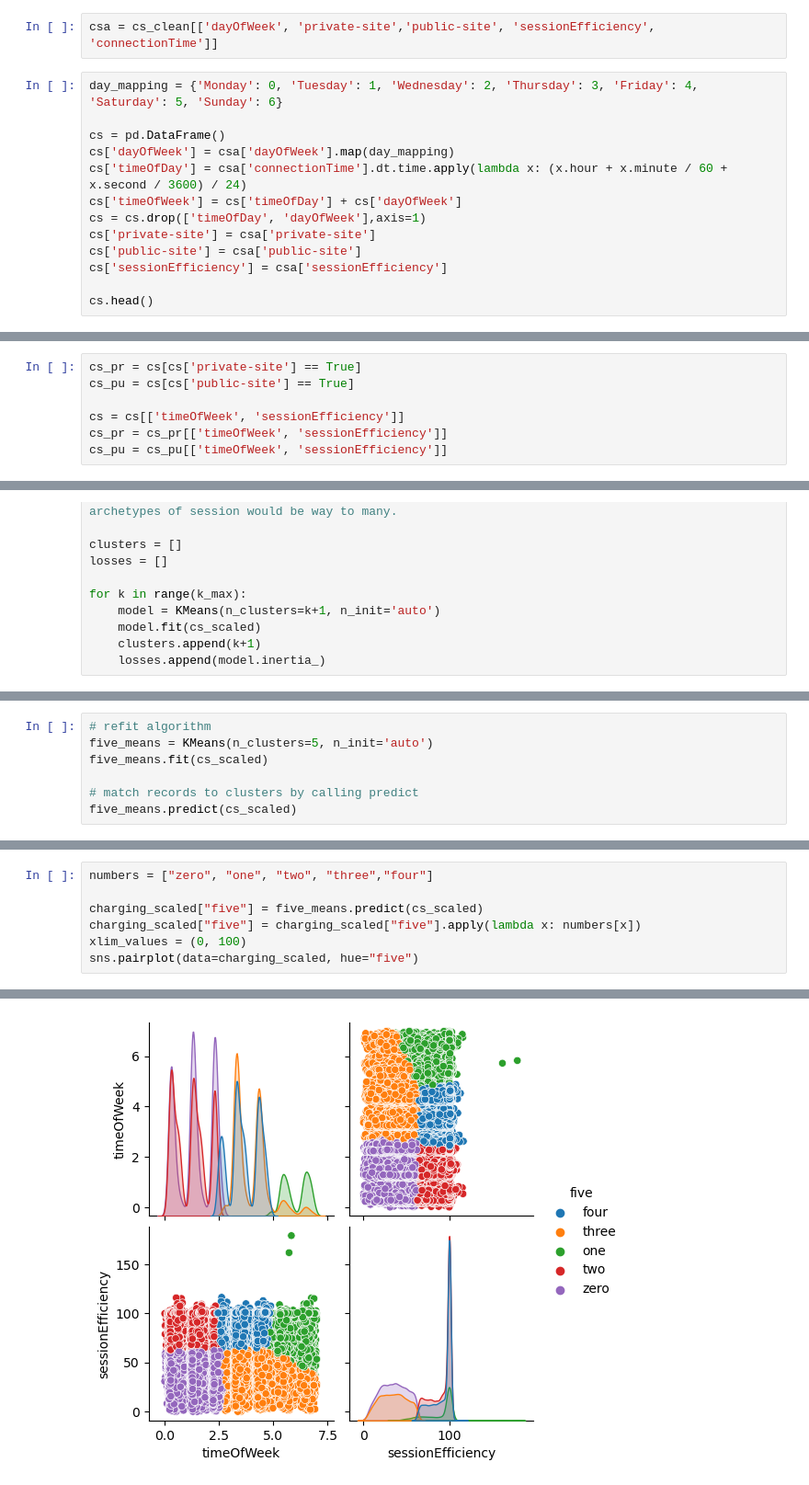
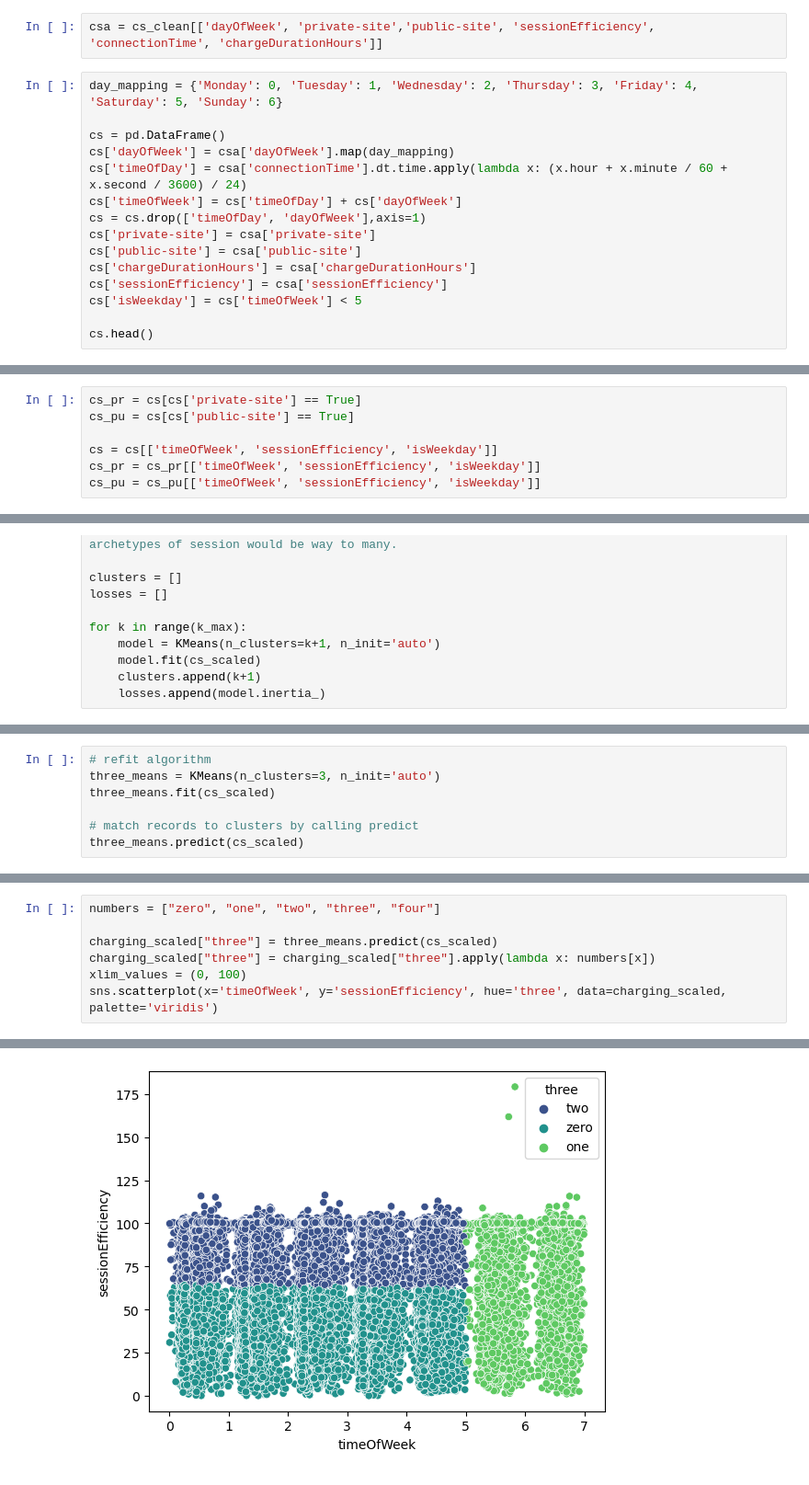
Before and after one commit to AnalyticsAvengers/AA_Project, a Jupyter notebook: 03_Clustering_Analysis-Additional.ipynb, the cells around one changed output, grey strips where cells are left out. Shown at 92% size. Cells and saved outputs as stored; diff of their text form.

```diff
--- a/03_Clustering_Analysis-Additional.ipynb
+++ b/03_Clustering_Analysis-Additional.ipynb
@@ -432,7 +426,7 @@ See the caveats in the documentation: https://pandas.pydata.org/pandas-docs/stab
 # %% [markdown]
 Now lets create a subset of our dataframe containing the most important columns that we will use for our Clustering analysis. We will also create different dataframes for every site.
 # %%
-csa = cs_clean[['dayOfWeek', 'private-site','public-site', 'sessionEfficiency', 'connectionTime']]
+csa = cs_clean[['dayOfWeek', 'private-site','public-site', 'sessionEfficiency', 'connectionTime', 'chargeDurationHours']]
 # %%
 day_mapping = {'Monday': 0, 'Tuesday': 1, 'Wednesday': 2, 'Thursday': 3, 'Friday': 4, 'Saturday': 5, 'Sunday': 6}
 
@@ -443,7 +437,9 @@ cs['timeOfWeek'] = cs['timeOfDay'] + cs['dayOfWeek']
 cs = cs.drop(['timeOfDay', 'dayOfWeek'],axis=1)
 cs['private-site'] = csa['private-site']
 cs['public-site'] = csa['public-site']
+cs['chargeDurationHours'] = csa['chargeDurationHours']
 cs['sessionEfficiency'] = csa['sessionEfficiency']
+cs['isWeekday'] = cs['timeOfWeek'] < 5
 
 cs.head()
 # %% [output]
@@ -457,9 +453,9 @@ cs.head()
 cs_pr = cs[cs['private-site'] == True]
 cs_pu = cs[cs['public-site'] == True]
 
-cs = cs[['timeOfWeek', 'sessionEfficiency']]
-cs_pr = cs_pr[['timeOfWeek', 'sessionEfficiency']]
-cs_pu = cs_pu[['timeOfWeek', 'sessionEfficiency']]
+cs = cs[['timeOfWeek', 'sessionEfficiency', 'isWeekday']]
+cs_pr = cs_pr[['timeOfWeek', 'sessionEfficiency', 'isWeekday']]
+cs_pu = cs_pu[['timeOfWeek', 'sessionEfficiency', 'isWeekday']]
 # %%
 plt.scatter(cs['timeOfWeek'], cs['sessionEfficiency'], s=1 , alpha=0.2)
 plt.xlabel('Day of the Week')
@@ -546,8 +542,8 @@ We can see the "elbow" roughly at 4-5 which seems to be the optimal amount.
 # %%
 # refit algorithm
-five_means = KMeans(n_clusters=5, n_init='auto')
-five_means.fit(cs_scaled)
+three_means = KMeans(n_clusters=3, n_init='auto')
+three_means.fit(cs_scaled)
 
 # match records to clusters by calling predict
-five_means.predict(cs_scaled)
+three_means.predict(cs_scaled)
 # %% [output]
@@ -555,8 +560,8 @@ array([4, 4, 3, ..., 4, 0, 0])
 # %%
-numbers = ["zero", "one", "two", "three","four"]
+numbers = ["zero", "one", "two", "three", "four"]
 
-charging_scaled["five"] = five_means.predict(cs_scaled)
-charging_scaled["five"] = charging_scaled["five"].apply(lambda x: numbers[x])
+charging_scaled["three"] = three_means.predict(cs_scaled)
+charging_scaled["three"] = charging_scaled["three"].apply(lambda x: numbers[x])
 xlim_values = (0, 100)
-sns.pairplot(data=charging_scaled, hue="five")
+sns.scatterplot(x='timeOfWeek', y='sessionEfficiency', hue='three', data=charging_scaled, palette='viridis')
 # %% [output]
@@ -564,4 +569,4 @@ sns.pairplot(data=charging_scaled, hue="five")
-[figure, old version]
+[figure, new version]
 # %%
 four_means = KMeans(n_clusters=4, n_init='auto')
 four_means.fit(cs_scaled)
```
Also changed, not shown: parts of 21 cells of this notebook.
